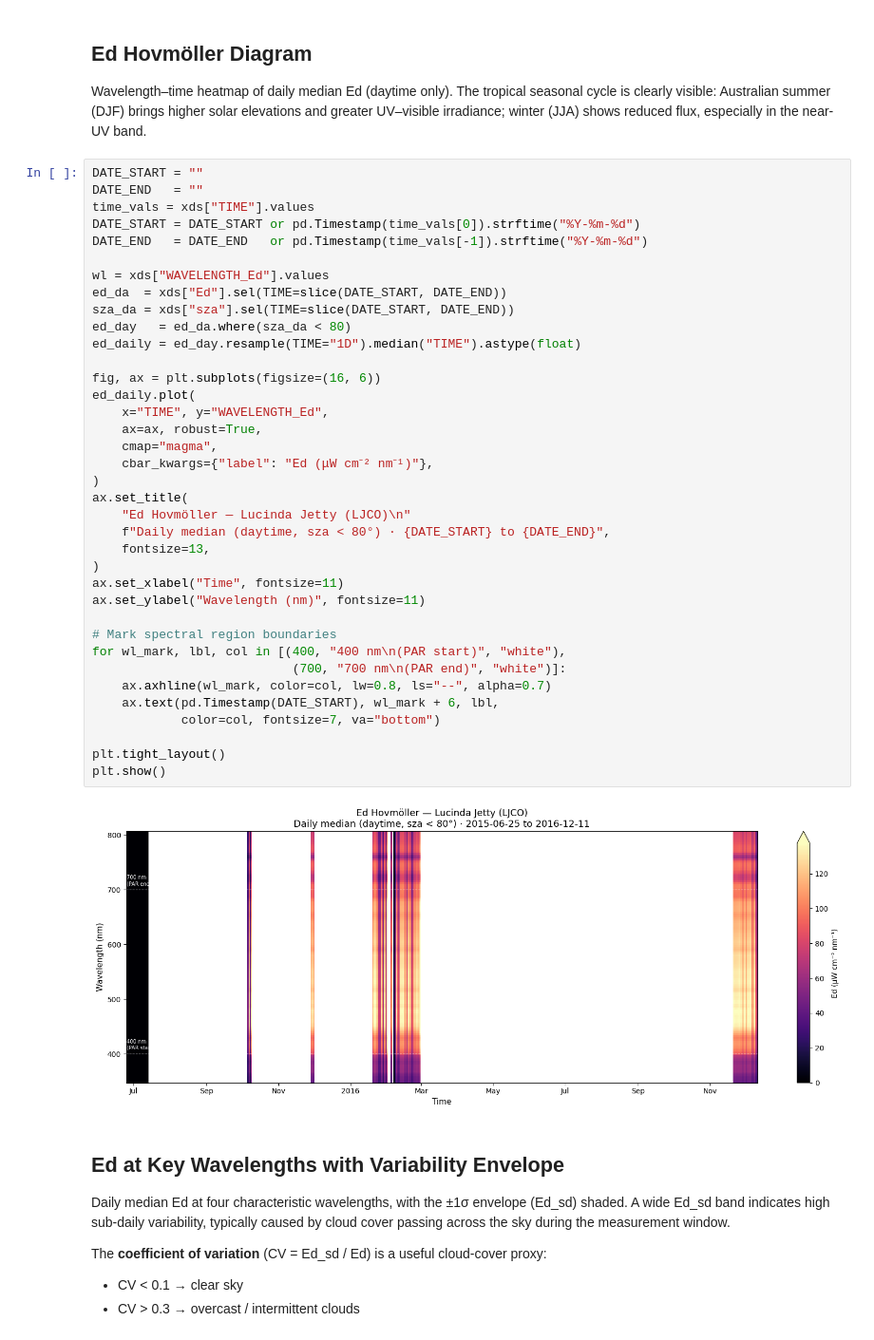
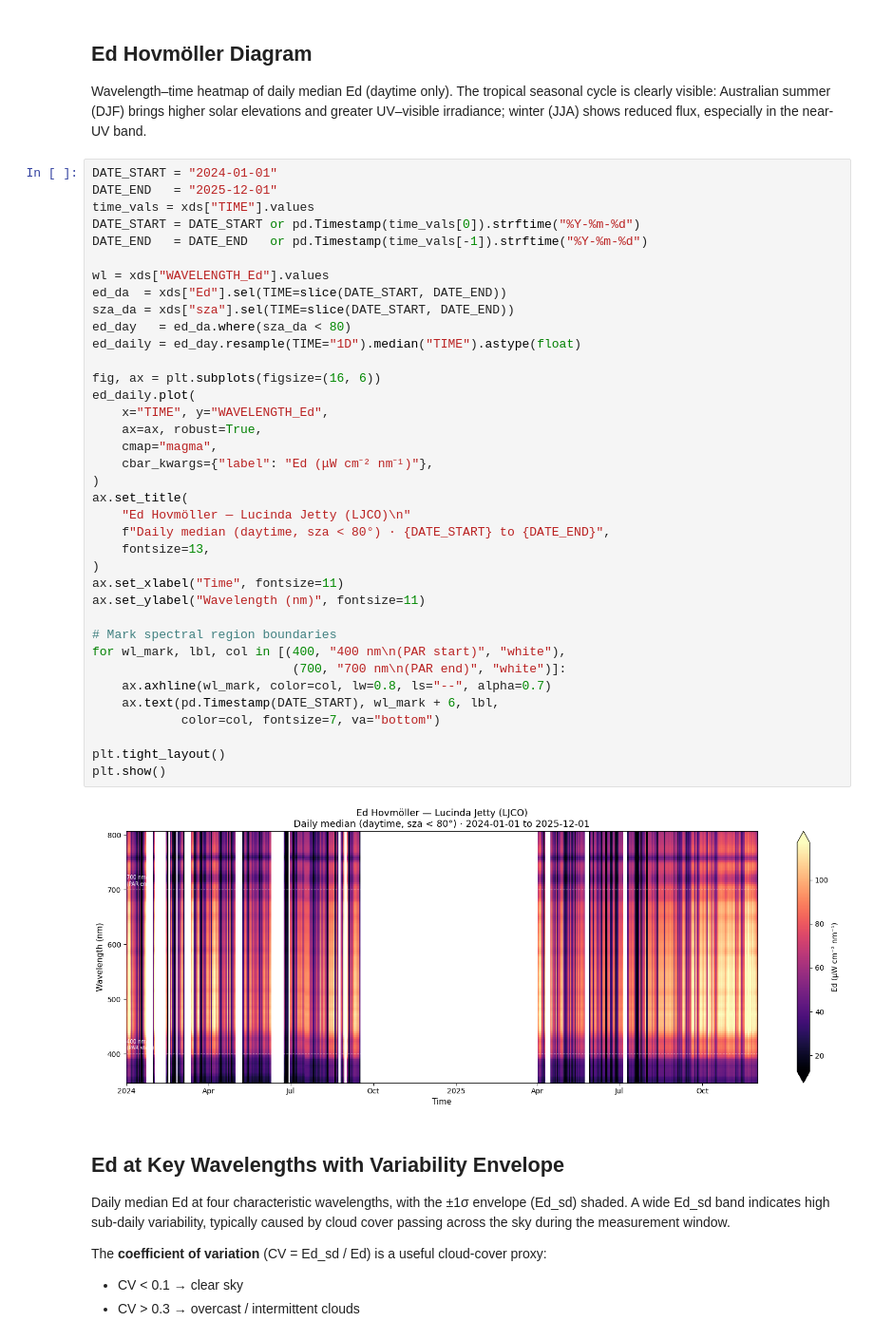
Before and after one commit to aodn/aodn_cloud_optimised, a Jupyter notebook: notebooks/station_lucinda_jetty_daily_satlantic_hyperocr.ipynb, the cells around one changed output. Shown at 95% size. Cells and saved outputs as stored; diff of their text form.

```diff
--- a/notebooks/station_lucinda_jetty_daily_satlantic_hyperocr.ipynb
+++ b/notebooks/station_lucinda_jetty_daily_satlantic_hyperocr.ipynb
@@ -185,8 +185,8 @@ The tropical seasonal cycle is clearly visible: Australian summer (DJF) brings h
 solar elevations and greater UV–visible irradiance; winter (JJA) shows reduced flux,
 especially in the near-UV band.
 # %%
-DATE_START = ""
-DATE_END   = ""
+DATE_START = "2024-01-01"
+DATE_END   = "2025-12-01"
 time_vals = xds["TIME"].values
 DATE_START = DATE_START or pd.Timestamp(time_vals[0]).strftime("%Y-%m-%d")
 DATE_END   = DATE_END   or pd.Timestamp(time_vals[-1]).strftime("%Y-%m-%d")
@@ -195,34 +195,34 @@ wl = xds["WAVELENGTH_Ed"].values
 ed_da  = xds["Ed"].sel(TIME=slice(DATE_START, DATE_END))
 sza_da = xds["sza"].sel(TIME=slice(DATE_START, DATE_END))
 ed_day   = ed_da.where(sza_da < 80)
 ed_daily = ed_day.resample(TIME="1D").median("TIME").astype(float)
 
 fig, ax = plt.subplots(figsize=(16, 6))
 ed_daily.plot(
     x="TIME", y="WAVELENGTH_Ed",
     ax=ax, robust=True,
     cmap="magma",
     cbar_kwargs={"label": "Ed (μW cm⁻² nm⁻¹)"},
 )
 ax.set_title(
     "Ed Hovmöller — Lucinda Jetty (LJCO)\n"
     f"Daily median (daytime, sza < 80°) · {DATE_START} to {DATE_END}",
     fontsize=13,
 )
 ax.set_xlabel("Time", fontsize=11)
 ax.set_ylabel("Wavelength (nm)", fontsize=11)
 
 # Mark spectral region boundaries
 for wl_mark, lbl, col in [(400, "400 nm\n(PAR start)", "white"),
                            (700, "700 nm\n(PAR end)", "white")]:
     ax.axhline(wl_mark, color=col, lw=0.8, ls="--", alpha=0.7)
     ax.text(pd.Timestamp(DATE_START), wl_mark + 6, lbl,
             color=col, fontsize=7, va="bottom")
 
 plt.tight_layout()
 plt.show()
 # %% [output]
-[figure, old version]
+[figure, new version]
 # %% [markdown]
 ## Ed at Key Wavelengths with Variability Envelope
 
```
Also changed, not shown: parts of 11 cells of this notebook, 15 other files.
